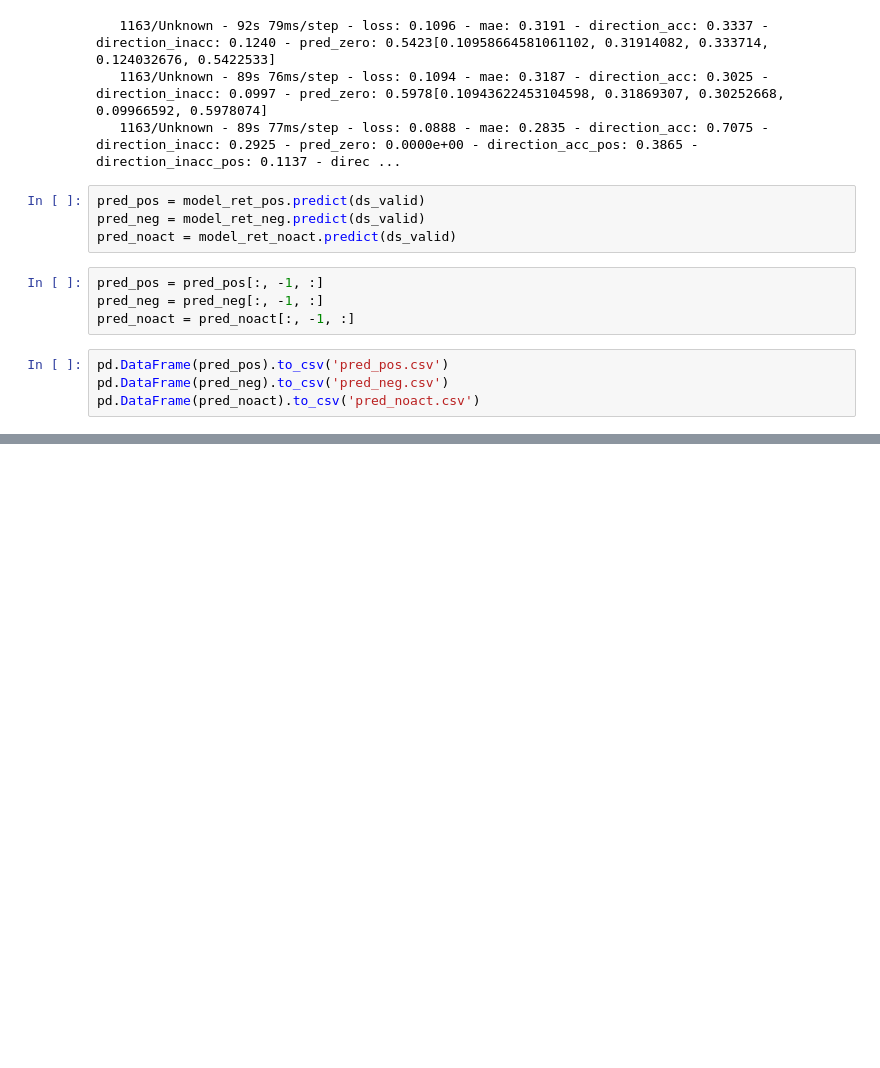
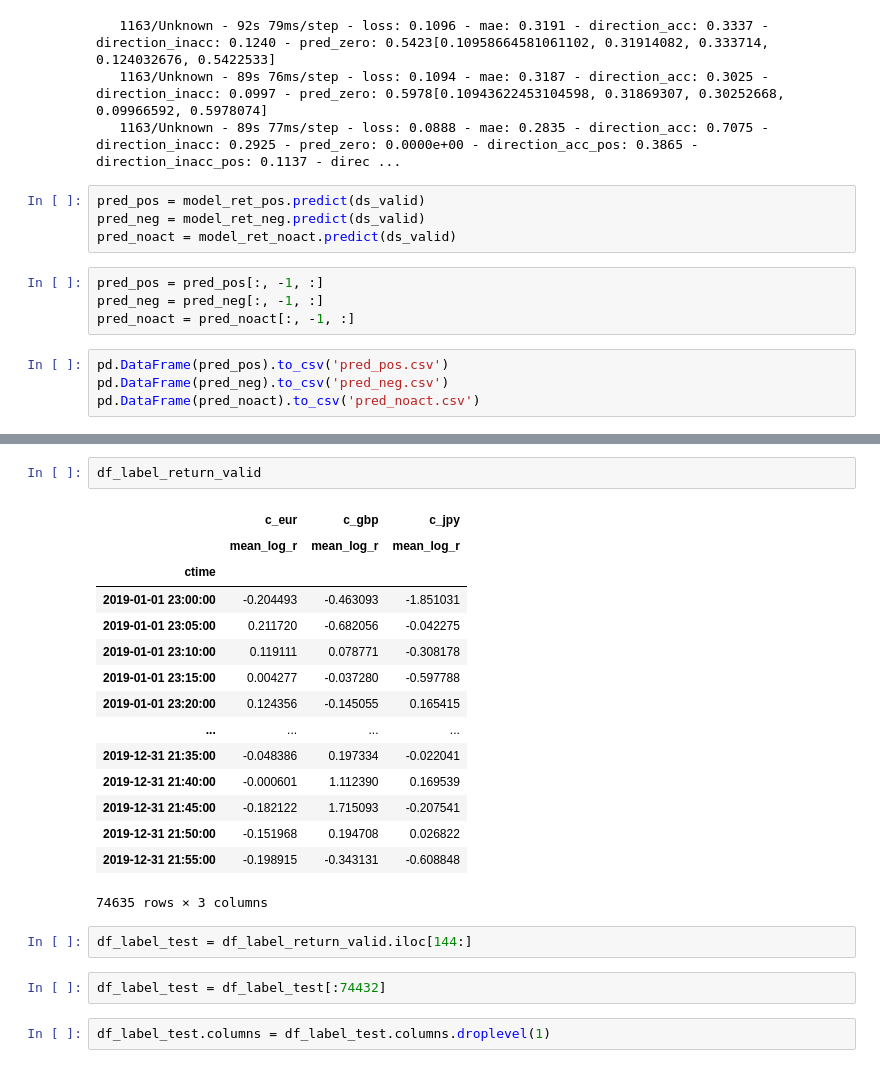
Before and after one commit to sinusgamma/probabilistic_wavenet_fx, a Jupyter notebook: wavenet_fx3.ipynb, the cells around one changed output, grey strips where cells are left out. Drawn from its saved outputs; the diff is of its cells as text; blank space fills up the shorter version.

```diff
--- a/wavenet_fx3.ipynb
+++ b/wavenet_fx3.ipynb
@@ -979,0 +998,24 @@ pd.DataFrame(pred_noact).to_csv('pred_noact.csv')
+# %%
+df_label_return_valid
+# %% [output]
+|  | c_eur | c_gbp | c_jpy |
+|  | mean_log_r | mean_log_r | mean_log_r |
+| ctime |  |  |  |
+| 2019-01-01 23:00:00 | -0.204493 | -0.463093 | -1.851031 |
+| 2019-01-01 23:05:00 | 0.211720 | -0.682056 | -0.042275 |
+| 2019-01-01 23:10:00 | 0.119111 | 0.078771 | -0.308178 |
+| 2019-01-01 23:15:00 | 0.004277 | -0.037280 | -0.597788 |
+| 2019-01-01 23:20:00 | 0.124356 | -0.145055 | 0.165415 |
+| ... | ... | ... | ... |
+| 2019-12-31 21:35:00 | -0.048386 | 0.197334 | -0.022041 |
+| 2019-12-31 21:40:00 | -0.000601 | 1.112390 | 0.169539 |
+| 2019-12-31 21:45:00 | -0.182122 | 1.715093 | -0.207541 |
+| 2019-12-31 21:50:00 | -0.151968 | 0.194708 | 0.026822 |
+| 2019-12-31 21:55:00 | -0.198915 | -0.343131 | -0.608848 |
+74635 rows × 3 columns
+# %%
+df_label_test = df_label_return_valid.iloc[144:]
+# %%
+df_label_test = df_label_test[:74432]
+# %%
+df_label_test.columns = df_label_test.columns.droplevel(1)
```
Also changed, not shown: parts of 22 cells of this notebook, 10 other files.
